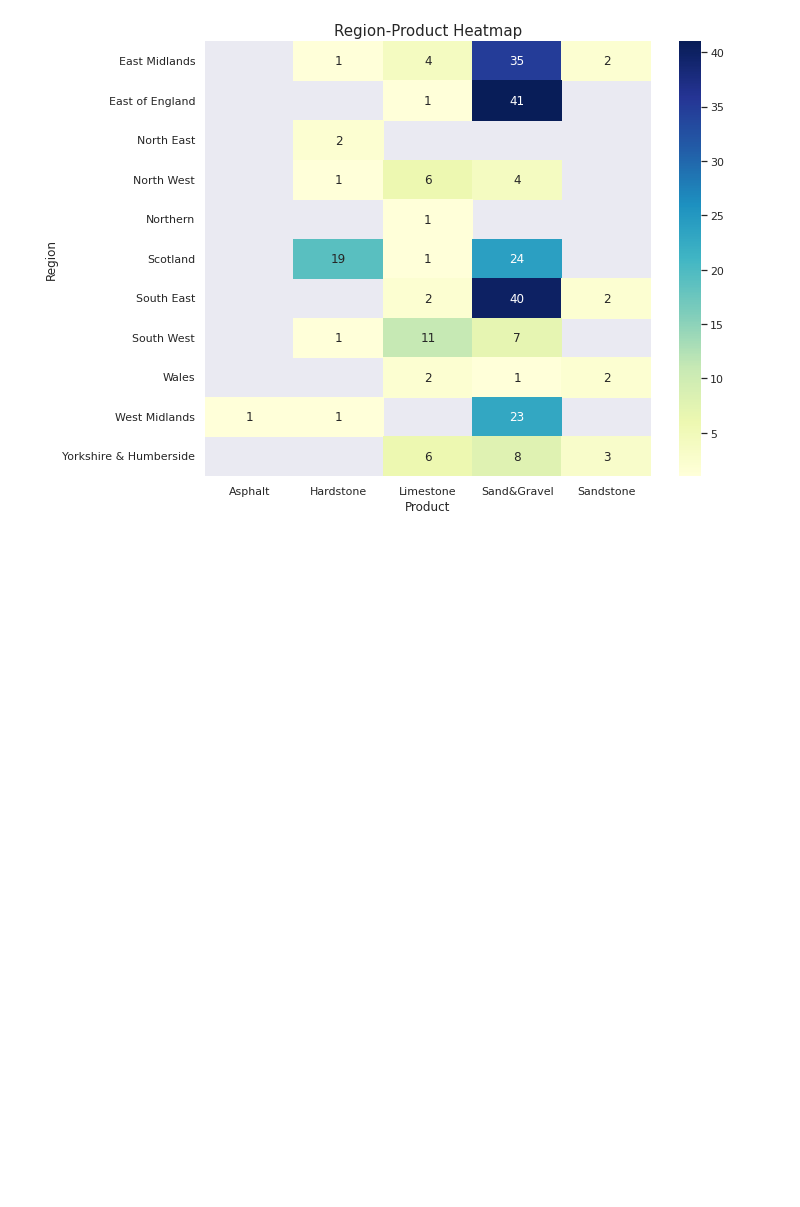
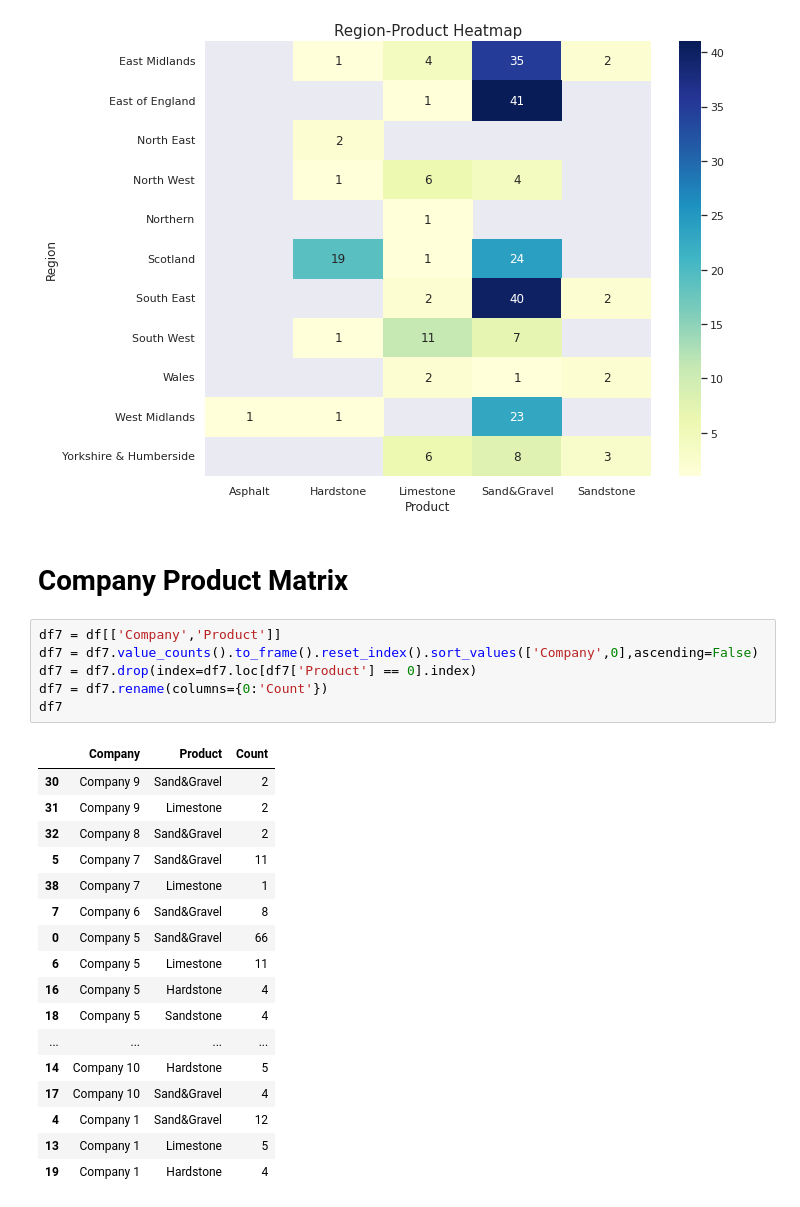
Before and after one commit to neerajthandayan/Misc., a Jupyter notebook: ResearchExecutiveTask/ResearchExecutiveTask.ipynb, the cells around one changed output. Saved outputs shown, nothing was run; the diff lists cells and outputs as text; blank space fills up the shorter version.

```diff
--- a/ResearchExecutiveTask/ResearchExecutiveTask.ipynb
+++ b/ResearchExecutiveTask/ResearchExecutiveTask.ipynb
@@ -228,3 +261,29 @@ ax.set_title("Region-Product Heatmap", fontdict={'fontsize':15})
 # %% [output]
 Text(0.5, 1.0, 'Region-Product Heatmap')
 [figure]
+# %% [markdown]
+# Company Product Matrix
+# %%
+df7 = df[['Company','Product']]
+df7 = df7.value_counts().to_frame().reset_index().sort_values(['Company',0],ascending=False)
+df7 = df7.drop(index=df7.loc[df7['Product'] == 0].index)
+df7 = df7.rename(columns={0:'Count'})
+df7
+# %% [output]
+|  | Company | Product | Count |
+| 30 | Company 9 | Sand&Gravel | 2 |
+| 31 | Company 9 | Limestone | 2 |
+| 32 | Company 8 | Sand&Gravel | 2 |
+| 5 | Company 7 | Sand&Gravel | 11 |
+| 38 | Company 7 | Limestone | 1 |
+| 7 | Company 6 | Sand&Gravel | 8 |
+| 0 | Company 5 | Sand&Gravel | 66 |
+| 6 | Company 5 | Limestone | 11 |
+| 16 | Company 5 | Hardstone | 4 |
+| 18 | Company 5 | Sandstone | 4 |
+| ... | ... | ... | ... |
+| 14 | Company 10 | Hardstone | 5 |
+| 17 | Company 10 | Sand&Gravel | 4 |
+| 4 | Company 1 | Sand&Gravel | 12 |
+| 13 | Company 1 | Limestone | 5 |
+| 19 | Company 1 | Hardstone | 4 |
```
Also changed, not shown: parts of 2 cells of this notebook.
